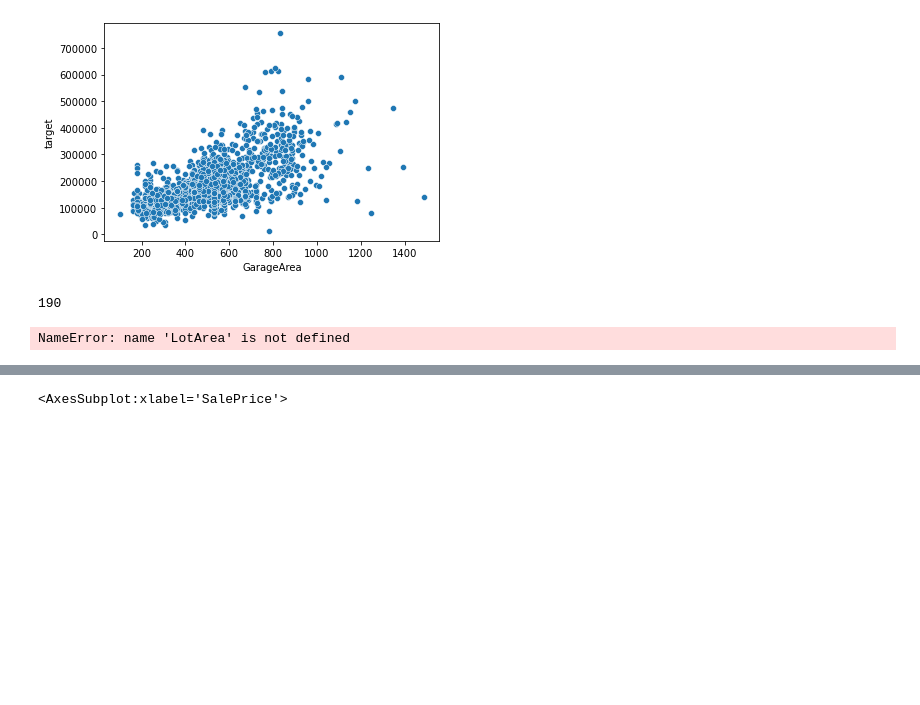
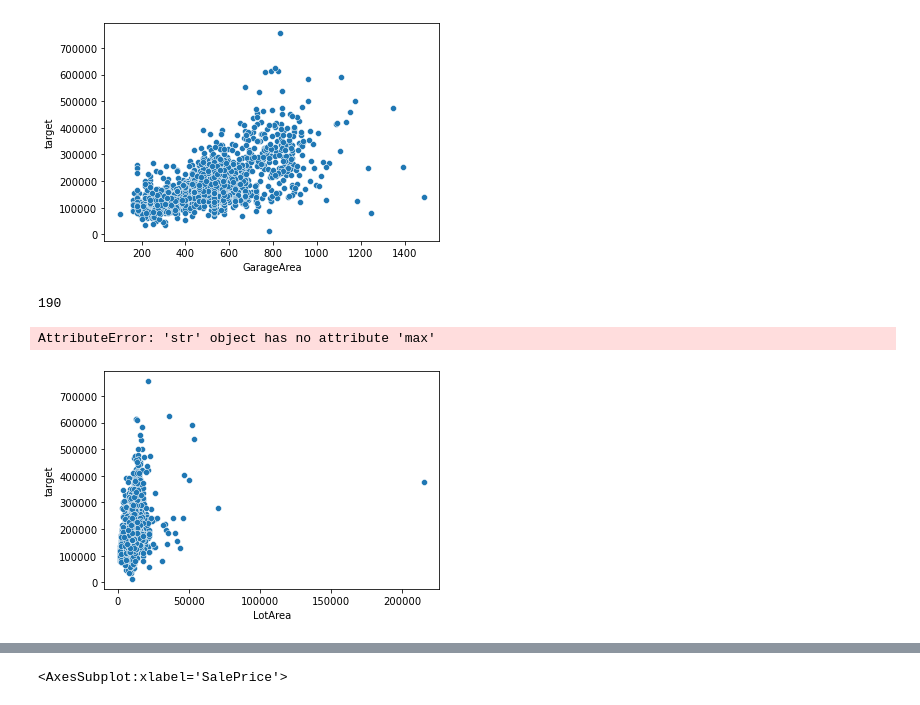
Before and after one commit to amandamanfredo1/Machine_Learning_Ames_Housing_Kaggle, a Jupyter notebook: Tigran_V/Tigran_V_JN.ipynb, the cells around one changed output, grey strips where cells are left out. Drawn from its saved outputs; the diff is of its cells as text; code cells hidden in the pictures; blank space fills up the shorter version.

```diff
--- a/Tigran_V/Tigran_V_JN.ipynb
+++ b/Tigran_V/Tigran_V_JN.ipynb
@@ -34,8 +33,8 @@ Name: YrSold, dtype: int64
 # %%
 from sklearn.model_selection import train_test_split
 
-target = housing1["SalePrice"]
-features = housing1.drop("SalePrice", axis = 1)
+target = homes["SalePrice"]
+features = homes.drop("SalePrice", axis = 1)
 # %%
 features.drop("Unnamed: 0", axis = 1, inplace = True)
 # %%
@@ -458,8 +433,8 @@ sns.scatterplot(data = num_feat_target, x = "GrLivArea", y = "target");
 [figure]
 # %%
 def scatter_target(x):
-    chart = sns.scatterplot(data = num_feat_target, x = x, y = "target",);
-    chart.set(xlim=(0, x.max()))
+    chart = sns.scatterplot(data = num_feat_target, x = x, y = "target");
+    chart.set(xlim=(0, int(x.max())))
     return chart
 scatter_target("MSSubClass");
 # %% [output]
@@ -474,7 +454,8 @@ num_feat_target["MSSubClass"].max()
 # %% [output]
 190
 # %%
-scatter_target(LotArea);
+scatter_target("LotArea");
 # %% [output]
-NameError: name 'LotArea' is not defined
+AttributeError: 'str' object has no attribute 'max'
+[figure, added]
 # %%
```
Also changed, not shown: parts of 41 cells of this notebook.
